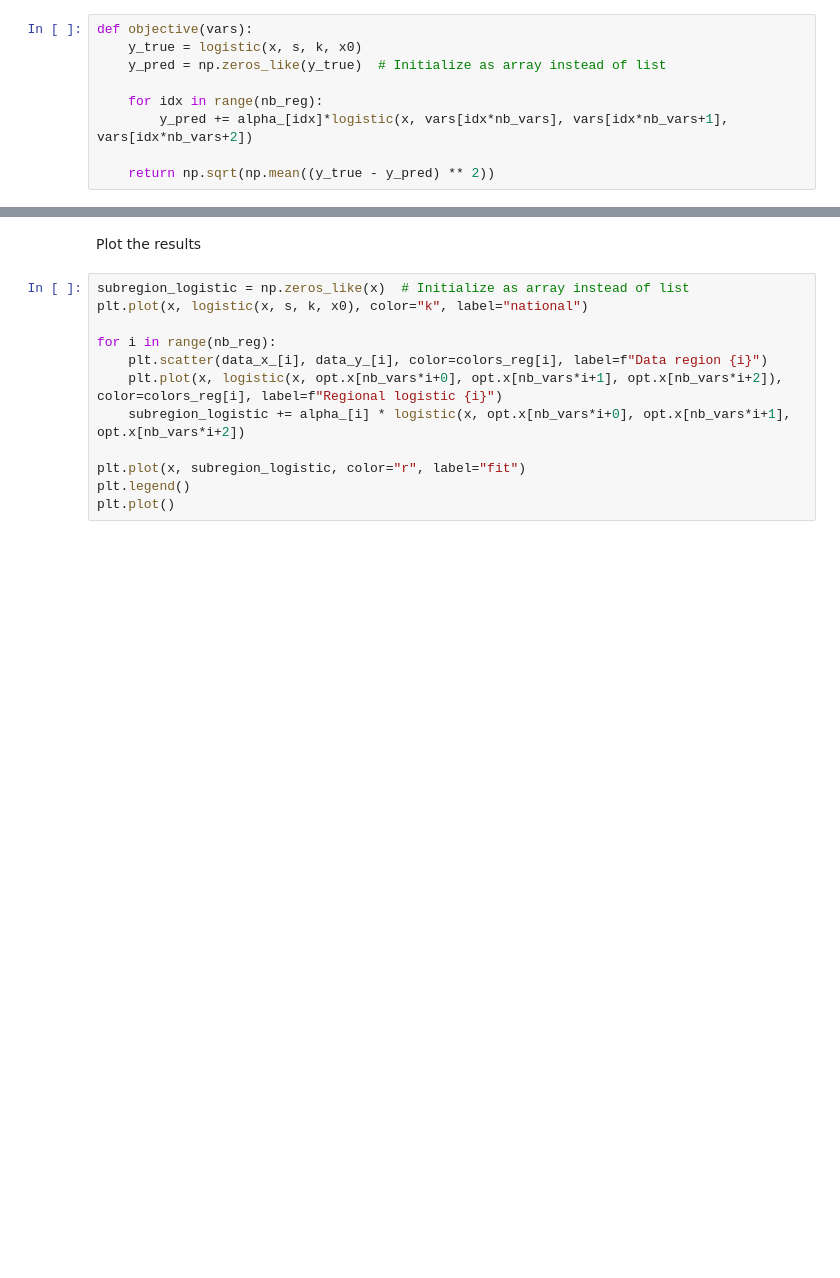
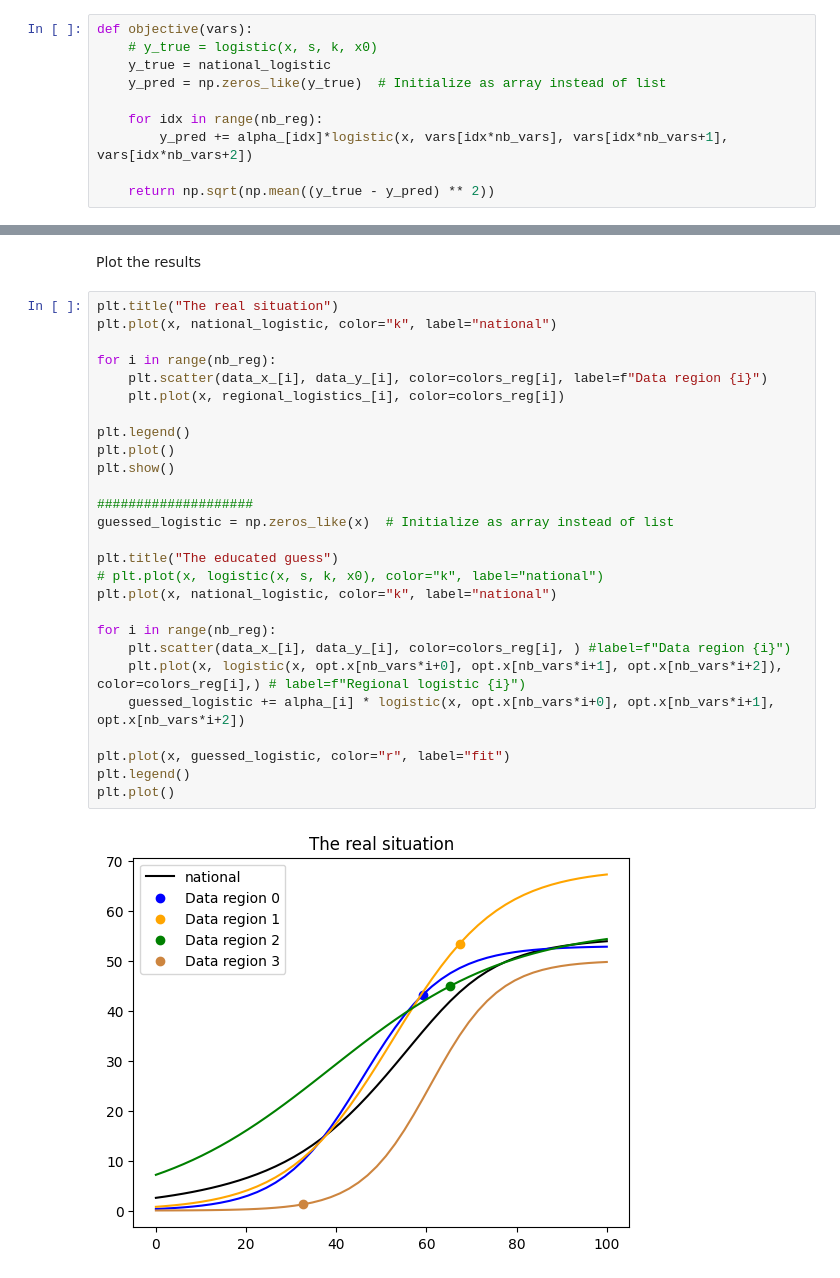
Before and after one commit to ohauterville/spatialization_module_cluster, a Jupyter notebook: regional_logistic.ipynb, the cells around one changed output, grey strips where cells are left out. Cells and saved outputs as stored; diff of their text form; blank space fills up the shorter version.

```diff
--- a/regional_logistic.ipynb
+++ b/regional_logistic.ipynb
@@ -51,6 +57,7 @@ def logistic(x, s, k, x0):
 # %%
 def objective(vars):
-    y_true = logistic(x, s, k, x0)
+    # y_true = logistic(x, s, k, x0)
+    y_true = national_logistic
     y_pred = np.zeros_like(y_true)  # Initialize as array instead of list
 
     for idx in range(nb_reg):
@@ -101,16 +112,32 @@ Optimization failed: Iteration limit reached
 # %% [markdown]
 Plot the results
 # %%
-subregion_logistic = np.zeros_like(x)  # Initialize as array instead of list
-plt.plot(x, logistic(x, s, k, x0), color="k", label="national")
+plt.title("The real situation")
+plt.plot(x, national_logistic, color="k", label="national")
 
 for i in range(nb_reg):
     plt.scatter(data_x_[i], data_y_[i], color=colors_reg[i], label=f"Data region {i}")
-    plt.plot(x, logistic(x, opt.x[nb_vars*i+0], opt.x[nb_vars*i+1], opt.x[nb_vars*i+2]), color=colors_reg[i], label=f"Regional logistic {i}")
-    subregion_logistic += alpha_[i] * logistic(x, opt.x[nb_vars*i+0], opt.x[nb_vars*i+1], opt.x[nb_vars*i+2])
+    plt.plot(x, regional_logistics_[i], color=colors_reg[i])
 
-plt.plot(x, subregion_logistic, color="r", label="fit")
 plt.legend()
 plt.plot()
+plt.show()
+
+####################
+guessed_logistic = np.zeros_like(x)  # Initialize as array instead of list
+
+plt.title("The educated guess")
+# plt.plot(x, logistic(x, s, k, x0), color="k", label="national")
+plt.plot(x, national_logistic, color="k", label="national")
+
+for i in range(nb_reg):
+    plt.scatter(data_x_[i], data_y_[i], color=colors_reg[i], ) #label=f"Data region {i}")
+    plt.plot(x, logistic(x, opt.x[nb_vars*i+0], opt.x[nb_vars*i+1], opt.x[nb_vars*i+2]), color=colors_reg[i],) # label=f"Regional logistic {i}")
+    guessed_logistic += alpha_[i] * logistic(x, opt.x[nb_vars*i+0], opt.x[nb_vars*i+1], opt.x[nb_vars*i+2])
+
+plt.plot(x, guessed_logistic, color="r", label="fit")
+plt.legend()
+plt.plot()
 # %% [output]
+[figure, new version]
 []
```
Also changed, not shown: parts of 8 cells of this notebook.
